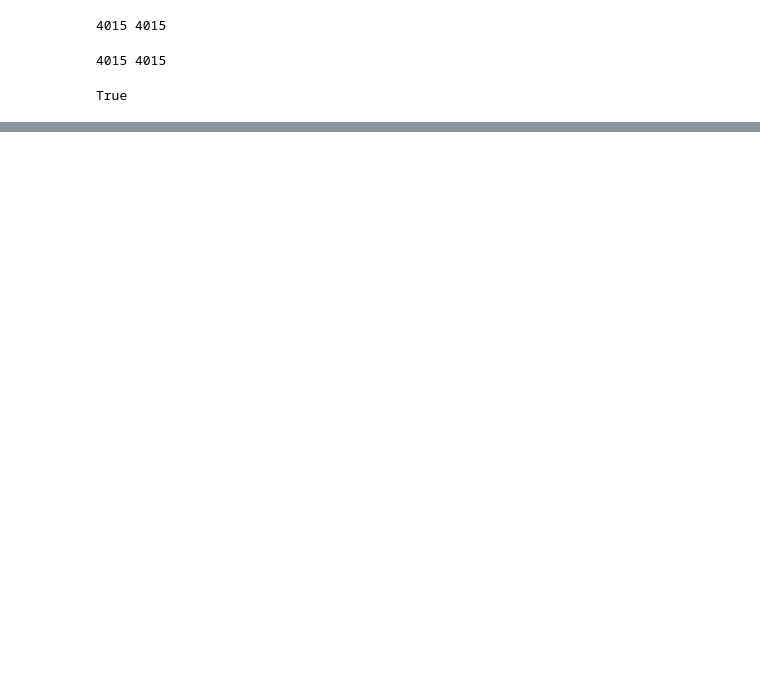
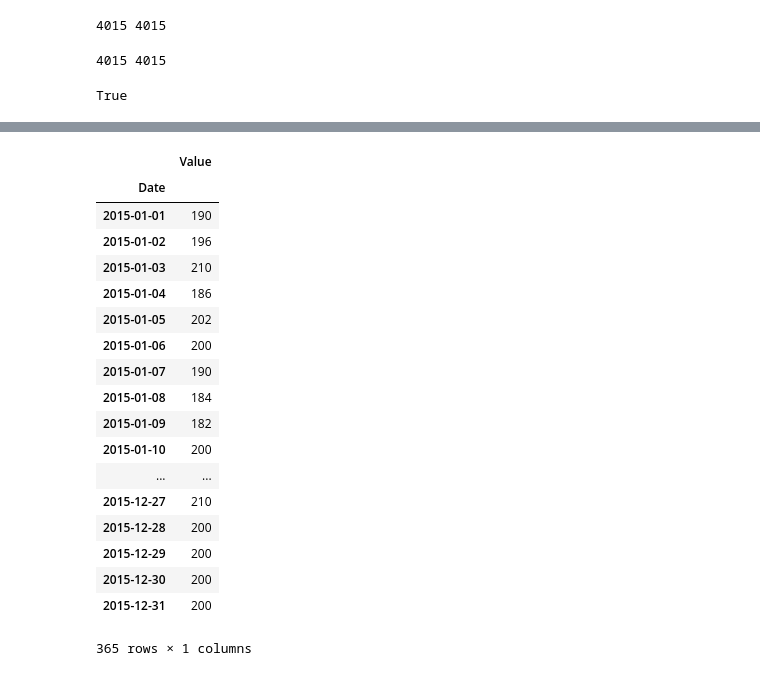
Before and after one commit to mittrayash/Coursera-Work, a Jupyter notebook: DataScience-Course2-Plotting/Assignment2.ipynb, the cells around one changed output, grey strips where cells are left out. Saved outputs shown, nothing was run; the diff lists cells and outputs as text; code cells hidden in the pictures; blank space fills up the shorter version.

```diff
--- a/DataScience-Course2-Plotting/Assignment2.ipynb
+++ b/DataScience-Course2-Plotting/Assignment2.ipynb
@@ -142,3 +193,29 @@ for i, j in zip(min_df.index.month, min_df.index.day):
+# %%
+decade_high.set_index("Date", inplace=True)
+
+decade_low.set_index("Date", inplace=True)
+# %%
+decade_low
+# %% [output]
+|  | Value |
+| Date |  |
+| 2015-01-01 | 190 |
+| 2015-01-02 | 196 |
+| 2015-01-03 | 210 |
+| 2015-01-04 | 186 |
+| 2015-01-05 | 202 |
+| 2015-01-06 | 200 |
+| 2015-01-07 | 190 |
+| 2015-01-08 | 184 |
+| 2015-01-09 | 182 |
+| 2015-01-10 | 200 |
+| ... | ... |
+| 2015-12-27 | 210 |
+| 2015-12-28 | 200 |
+| 2015-12-29 | 200 |
+| 2015-12-30 | 200 |
+| 2015-12-31 | 200 |
+365 rows × 1 columns
 # %%
 plt.figure()
 plt.plot(i1, min_df, "-", c='b', label="Record Low")
```
Also changed, not shown: parts of 5 cells of this notebook, 1 other file.
